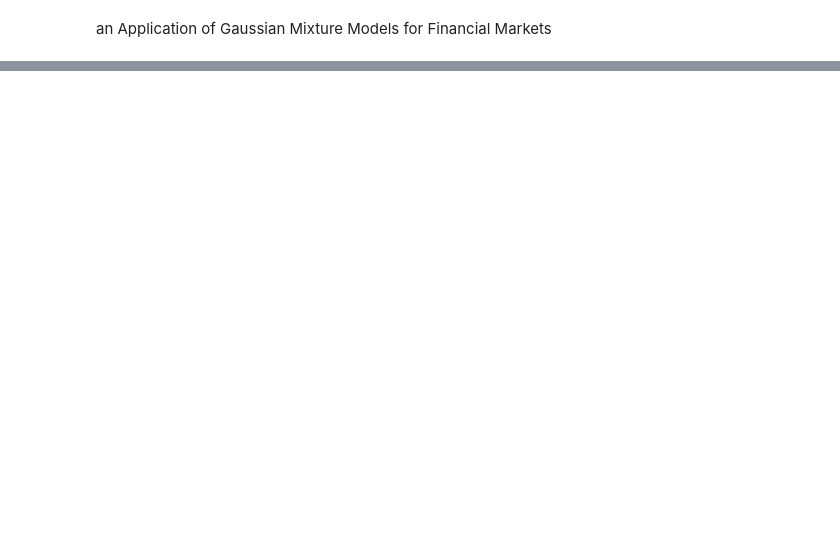
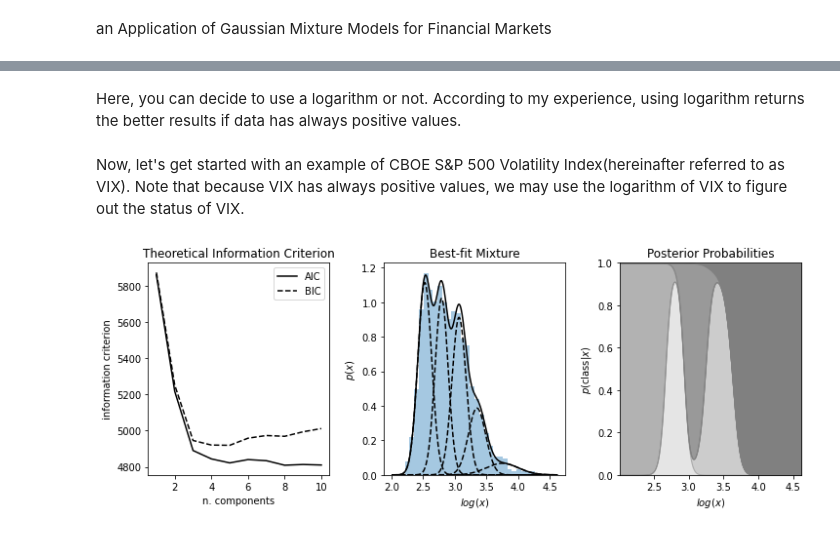
Before and after one commit to Moojin-Bin/Gaussian_Mixture_Models_for_Finance, a Jupyter notebook: GMM_for_Finance.ipynb, the cells around one changed output, grey strips where cells are left out. Cells and saved outputs as stored; diff of their text form; code cells hidden in the pictures; blank space fills up the shorter version.

Commit message:
with VIX example

```diff
--- a/GMM_for_Finance.ipynb
+++ b/GMM_for_Finance.ipynb
@@ -12,4 +18,6 @@ from matplotlib import pyplot as plt
 def df_to_array(df):
     array = np.ravel(df.dropna()).astype(np.float).reshape(-1, 1)
     return array
+# %% [markdown]
+Here, you can decide to use a logarithm or not. According to my experience, using logarithm returns the better results if data has always positive values.
 # %%
@@ -110,4 +171,11 @@ def GMM(df, begin, n_components):
 
     return gmm_res, stats, hsp
+# %% [markdown]
+Now, let's get started with an example of CBOE S&P 500 Volatility Index(hereinafter referred to as VIX).
+Note that because VIX has always positive values, we may use the logarithm of VIX to figure out the status of VIX.
 # %%
 df = pdr.DataReader('VIXCLS', "fred", '19700101')
+# %%
+plot_best_fit_mixture(df, 10, True)
+# %% [output]
+[figure, added]
```
Also changed, not shown: parts of 8 cells of this notebook.
